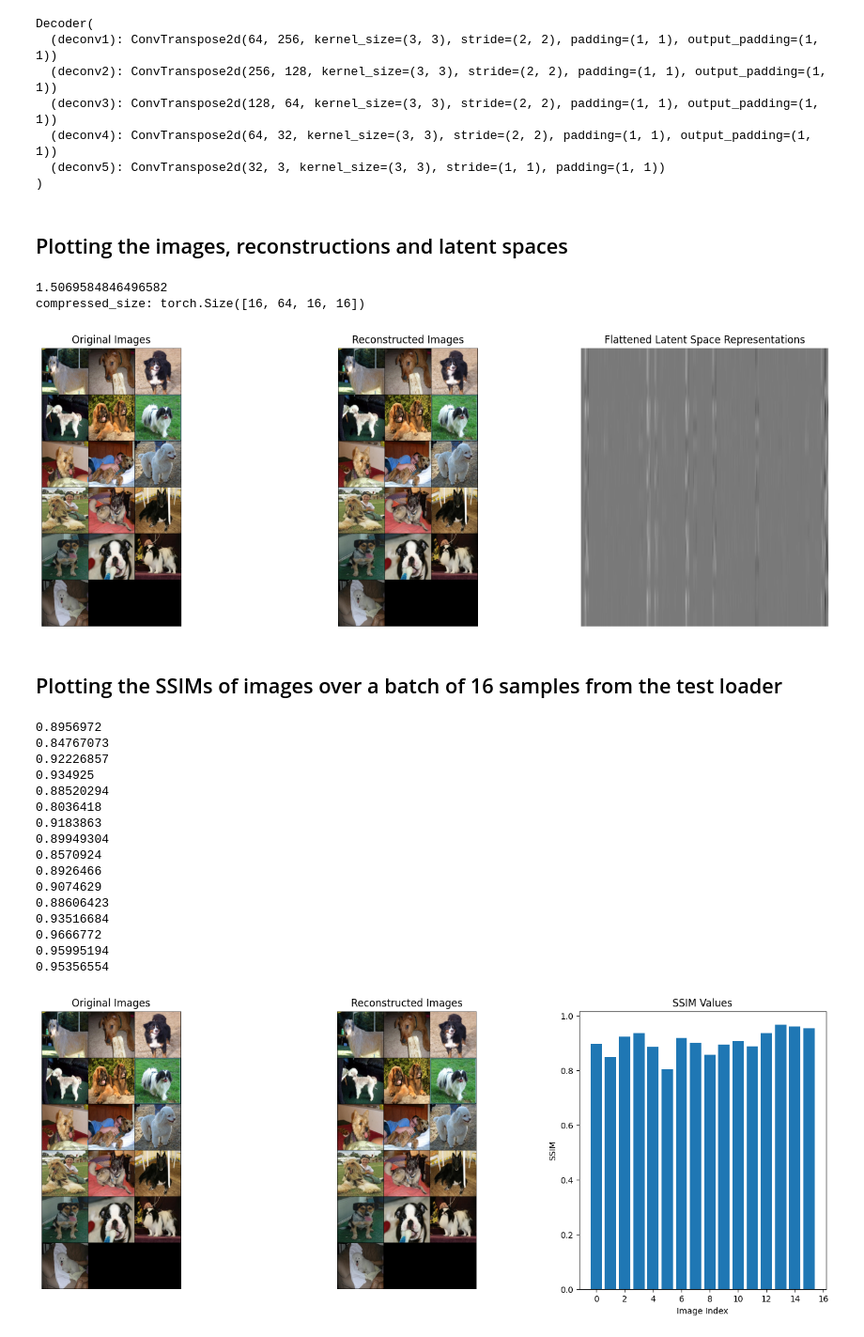
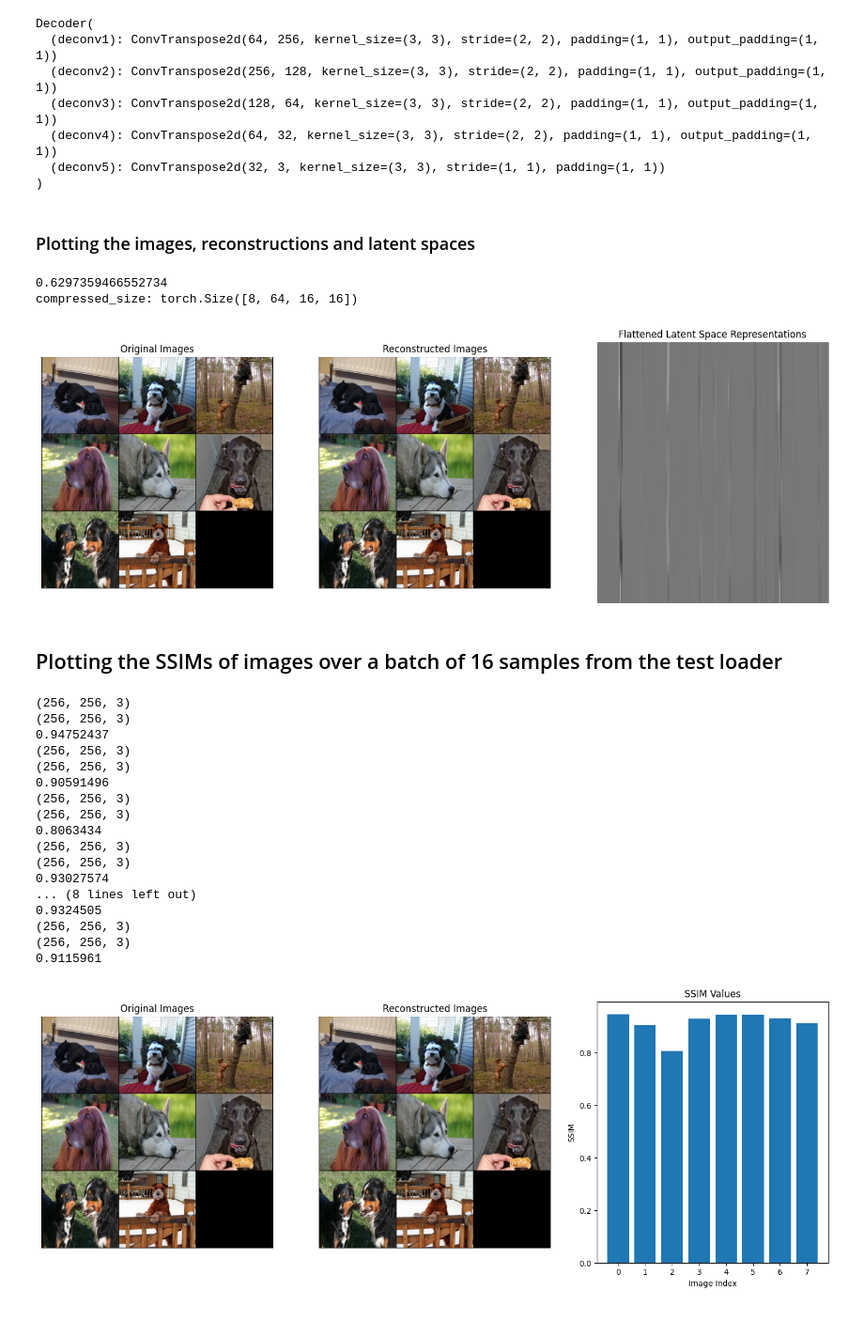
Before and after one commit to anuhyamurki/AutoEncoded_Image_Transfer, a Jupyter notebook: PgIC_AutoEncoder_256x.ipynb, the cells around one changed output. Shown at 94% size. Cells and saved outputs as stored; diff of their text form; code cells hidden in the pictures.

```diff
--- a/PgIC_AutoEncoder_256x.ipynb
+++ b/PgIC_AutoEncoder_256x.ipynb
@@ -23,7 +25,7 @@ Downloading stanford-dogs-dataset.zip to /content
 # %%
 import os
 
-dataset_path = '/content/images/Images'
+dataset_path = '/kaggle/input/stanford-dogs-dataset/images/Images'
 
 # List subdirectories (breeds)
 breeds = os.listdir(dataset_path)
@@ -125,13 +125,13 @@ batch_size = 32 #set to 32 later
 train_loader = DataLoader(train_dataset, batch_size=batch_size,
                           shuffle=True, num_workers=4)
 
-test_loader = DataLoader(test_dataset, batch_size=16,
+test_loader = DataLoader(test_dataset, batch_size=8,
                          shuffle=False, num_workers=4)#look into collate fn
 
 # Display batch
 for images, targets in train_loader:
-  print("Training Batch shape:", images.shape)
-  break
+    print("Training Batch shape:", images.shape)
+    break
 # %% [output]
 Training Batch shape: torch.Size([32, 3, 256, 256])
 # %%
@@ -356,10 +357,10 @@ torch.save(model.decoder.state_dict(), 'prog_decoder_256x_50e.pth')
 # %%
 encoder = Encoder()
-encoder.load_state_dict(torch.load('prog_encoder_256x_50e.pth',map_location=torch.device('cpu')))
+encoder.load_state_dict(torch.load('PgIC_encoder_256x_200e.pth'))
 encoder.eval()
 
 decoder = Decoder()
-decoder.load_state_dict(torch.load('prog_decoder_256x_50e.pth',map_location=torch.device('cpu')))
+decoder.load_state_dict(torch.load('PgIC_decoder_256x_200e.pth'))
 decoder.eval()
 # %% [output]
 Decoder(
@@ -375,7 +376,7 @@ from torchvision.utils import make_grid
 import time
 timings = []
 # %% [markdown]
-## Plotting the images, reconstructions and latent spaces
+### Plotting the images, reconstructions and latent spaces
 # %%
 test_images, _ = next(iter(test_loader))
 
@@ -409,9 +410,9 @@ ax[2].axis('off')
 
 plt.show()
 # %% [output]
-1.5069584846496582
-compressed_size: torch.Size([16, 64, 16, 16])
+0.6297359466552734
+compressed_size: torch.Size([8, 64, 16, 16])
-[figure, old version]
+[figure, new version]
 # %%
 from skimage.metrics import structural_similarity as ssim
 # %% [markdown]
@@ -419,51 +420,54 @@ from skimage.metrics import structural_similarity as ssim
 # %%
 ssim_values = []
 for orig_img, recon_img in zip(test_images, reconstructed_images):
     orig_img_np = orig_img.permute(1, 2, 0).detach().cpu().numpy()
     recon_img_np = recon_img.permute(1, 2, 0).detach().cpu().numpy()
-    ssim_val = ssim(orig_img_np, recon_img_np, data_range=1.0, multichannel=True)
+    print(orig_img_np.shape)
+    print(recon_img_np.shape)
+    ssim_val = ssim(orig_img_np, recon_img_np, data_range=1.0, multichannel=True, channel_axis=2)
     print(ssim_val)
     ssim_values.append(ssim_val)
 
 # Create a grid of original and reconstructed images
 original_grid = make_grid(test_images, nrow=3, normalize=True)
 reconstructed_grid = make_grid(reconstructed_images, nrow=3, normalize=True)
 
 # Plot the results
 fig, ax = plt.subplots(1, 3, figsize=(18, 6))
 
 ax[0].imshow(np.transpose(original_grid.numpy(), (1, 2, 0)))
 ax[0].set_title('Original Images')
 ax[0].axis('off')
 
 ax[1].imshow(np.transpose(reconstructed_grid.numpy(), (1, 2, 0)))
 ax[1].set_title('Reconstructed Images')
 ax[1].axis('off')
 
 ax[2].bar(range(len(ssim_values)), ssim_values)
 ax[2].set_title('SSIM Values')
 ax[2].set_xlabel('Image Index')
 ax[2].set_ylabel('SSIM')
 
 plt.show()
 # %% [output]
-0.8956972
-0.84767073
-0.92226857
-0.934925
-0.88520294
-0.8036418
-0.9183863
-0.89949304
-0.8570924
-0.8926466
-0.9074629
-0.88606423
-0.93516684
-0.9666772
-0.95995194
-0.95356554
+(256, 256, 3)
+(256, 256, 3)
+0.94752437
+(256, 256, 3)
+(256, 256, 3)
+0.90591496
+(256, 256, 3)
+(256, 256, 3)
+0.8063434
+(256, 256, 3)
+(256, 256, 3)
+0.93027574
+... (8 lines left out)
+0.9324505
+(256, 256, 3)
+(256, 256, 3)
+0.9115961
-[figure, old version]
+[figure, new version]
 # %%
 s = 0
 for i in ssim_values:
```
Also changed, not shown: parts of 26 cells of this notebook, 2 other files.
